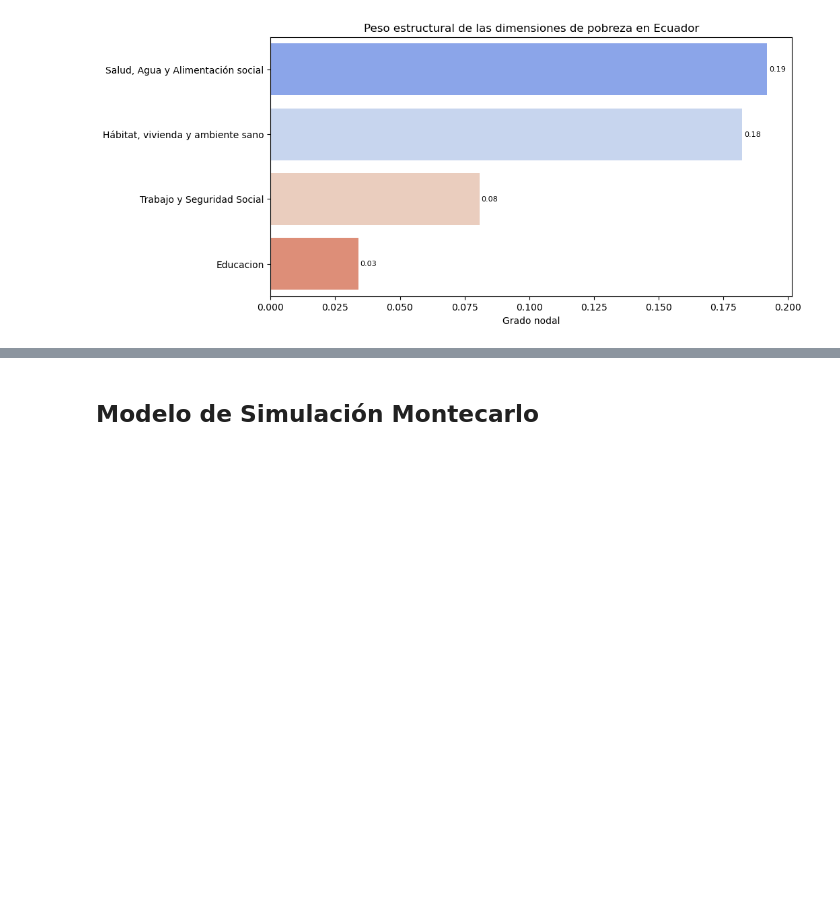
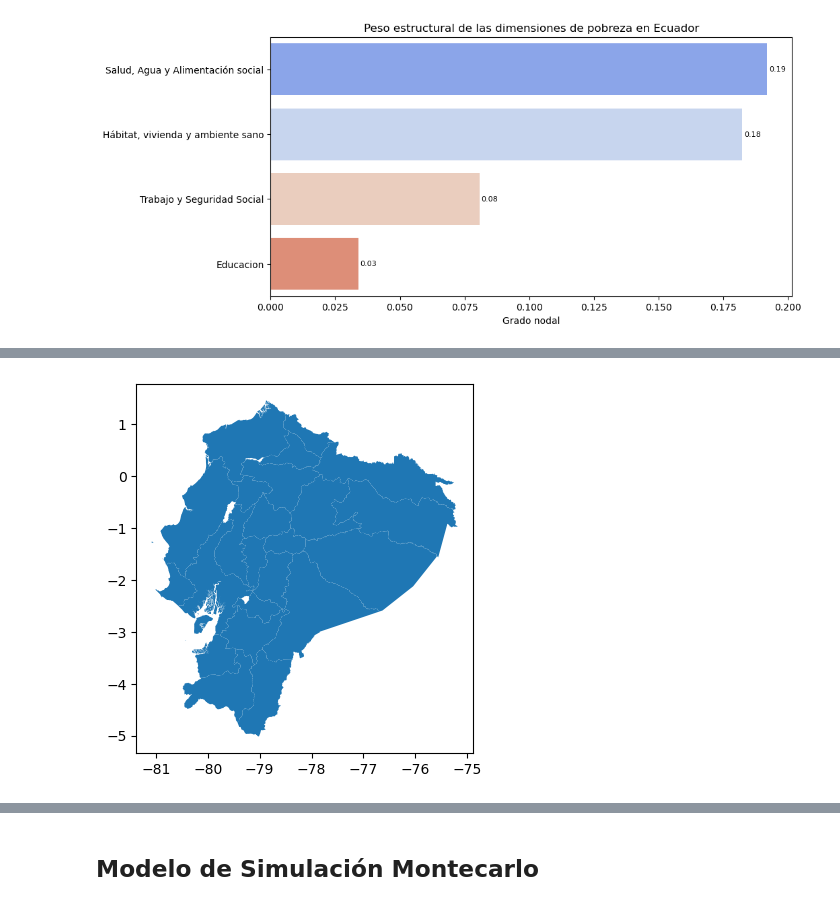
Before and after one commit to gonzalesomar/Modelo_Pobreza_Multidimensional, a Jupyter notebook: model_eval.ipynb, the cells around one changed output, grey strips where cells are left out. Drawn from its saved outputs; the diff is of its cells as text; code cells hidden in the pictures; blank space fills up the shorter version.

```diff
--- a/model_eval.ipynb
+++ b/model_eval.ipynb
@@ -373,0 +500,6 @@ else:
+# %%
+import geopandas as gpd
+import matplotlib.pyplot as plt
+
+# Cargar el archivo shapefile de Ecuador
+ecuador = gpd.read_file('ecuador/ecu_admbnda_adm1_inec_20190724.shp')
@@ -373,0 +510,16 @@ else:
+# %%
+import unicodedata
+
+ecuador['ADM1_ES'] = ecuador['ADM1_ES'].apply(lambda x: unicodedata.normalize('NFKD', x).encode('ascii', 'ignore').decode('utf-8'))
+ecuador['ADM1_ES'] = ecuador['ADM1_ES'].str.strip()
+
+# Eliminar Galapagos y Zona No delimitada para que no se muestren en el mapa
+ecuador = ecuador[ecuador['ADM1_ES'] != 'Galapagos']
+ecuador = ecuador[ecuador['ADM1_ES'] != 'Zona No Delimitada']
+
+# Graficar el mapa
+fig, ax = plt.subplots(1, 1)
+ecuador.plot(ax=ax)
+plt.show()
+# %% [output]
+[figure, added]
```
Also changed, not shown: parts of 14 cells of this notebook, 12 other files.
